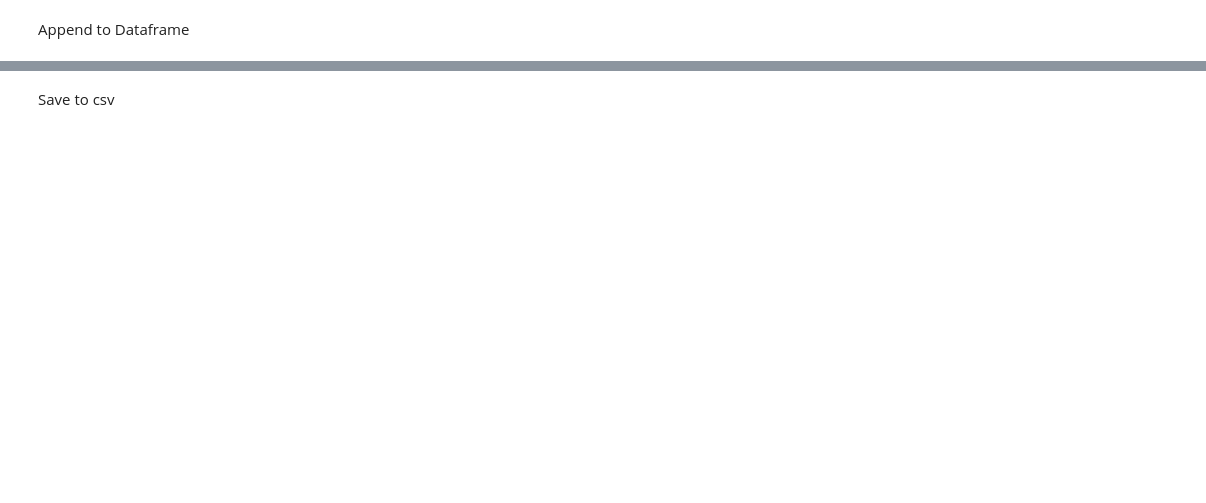
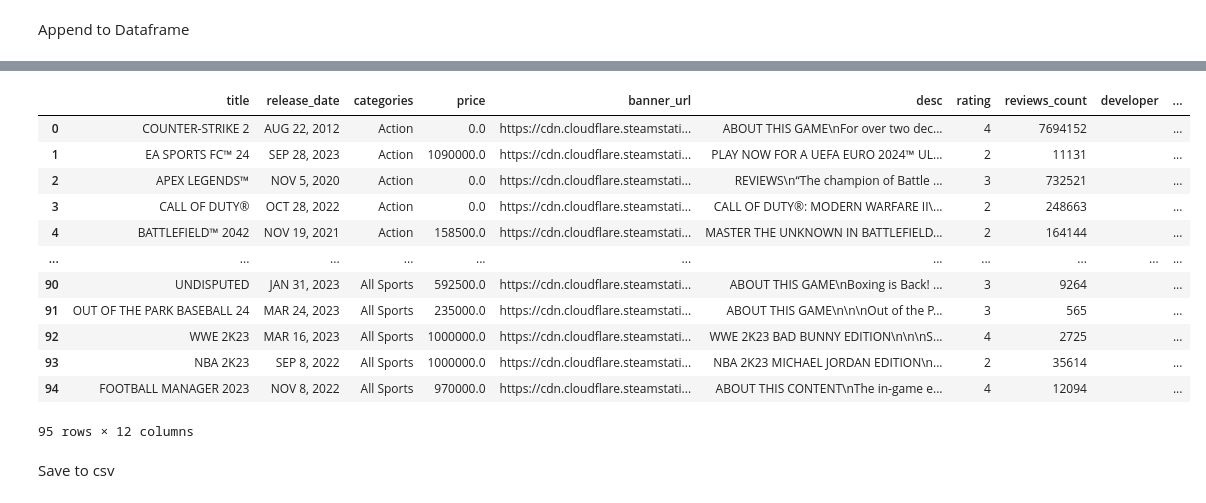
Before and after one commit to MachViKiet/Store-Game, a Jupyter notebook: data_collection/notebooks/data_collection.ipynb, the cells around one changed output, grey strips where cells are left out. Cells and saved outputs as stored; diff of their text form; code cells hidden in the pictures; blank space fills up the shorter version.

```diff
--- a/data_collection/notebooks/data_collection.ipynb
+++ b/data_collection/notebooks/data_collection.ipynb
@@ -272,3 +293,19 @@ df.head()
+# %%
+df
+# %% [output]
+|  | title | release_date | categories | price | banner_url | desc | rating | reviews_count | developer | ... |
+| 0 | COUNTER-STRIKE 2 | AUG 22, 2012 | Action | 0.0 | https://cdn.cloudflare.steamstati... | ABOUT THIS GAME\nFor over two dec... | 4 | 7694152 |  | ... |
+| 1 | EA SPORTS FC™ 24 | SEP 28, 2023 | Action | 1090000.0 | https://cdn.cloudflare.steamstati... | PLAY NOW FOR A UEFA EURO 2024™ UL... | 2 | 11131 |  | ... |
+| 2 | APEX LEGENDS™ | NOV 5, 2020 | Action | 0.0 | https://cdn.cloudflare.steamstati... | REVIEWS\n“The champion of Battle ... | 3 | 732521 |  | ... |
+| 3 | CALL OF DUTY® | OCT 28, 2022 | Action | 0.0 | https://cdn.cloudflare.steamstati... | CALL OF DUTY®: MODERN WARFARE II\... | 2 | 248663 |  | ... |
+| 4 | BATTLEFIELD™ 2042 | NOV 19, 2021 | Action | 158500.0 | https://cdn.cloudflare.steamstati... | MASTER THE UNKNOWN IN BATTLEFIELD... | 2 | 164144 |  | ... |
+| ... | ... | ... | ... | ... | ... | ... | ... | ... | ... | ... |
+| 90 | UNDISPUTED | JAN 31, 2023 | All Sports | 592500.0 | https://cdn.cloudflare.steamstati... | ABOUT THIS GAME\nBoxing is Back! ... | 3 | 9264 |  | ... |
+| 91 | OUT OF THE PARK BASEBALL 24 | MAR 24, 2023 | All Sports | 235000.0 | https://cdn.cloudflare.steamstati... | ABOUT THIS GAME\n\n\nOut of the P... | 3 | 565 |  | ... |
+| 92 | WWE 2K23 | MAR 16, 2023 | All Sports | 1000000.0 | https://cdn.cloudflare.steamstati... | WWE 2K23 BAD BUNNY EDITION\n\n\nS... | 4 | 2725 |  | ... |
+| 93 | NBA 2K23 | SEP 8, 2022 | All Sports | 1000000.0 | https://cdn.cloudflare.steamstati... | NBA 2K23 MICHAEL JORDAN EDITION\n... | 2 | 35614 |  | ... |
+| 94 | FOOTBALL MANAGER 2023 | NOV 8, 2022 | All Sports | 970000.0 | https://cdn.cloudflare.steamstati... | ABOUT THIS CONTENT\nThe in-game e... | 4 | 12094 |  | ... |
+95 rows × 12 columns
 # %% [markdown]
 Save to csv
 # %%
```
Also changed, not shown: parts of 4 cells of this notebook, 1 other file.
